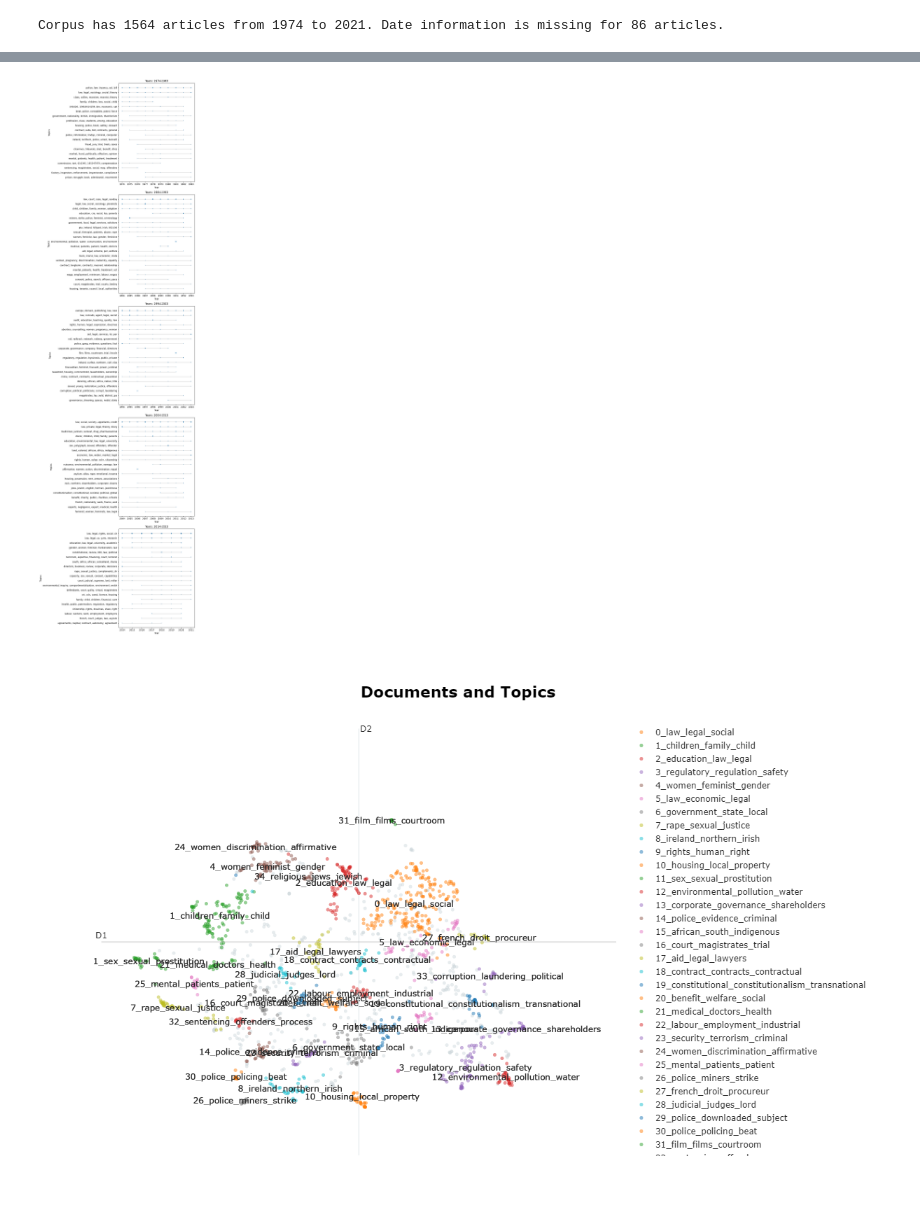
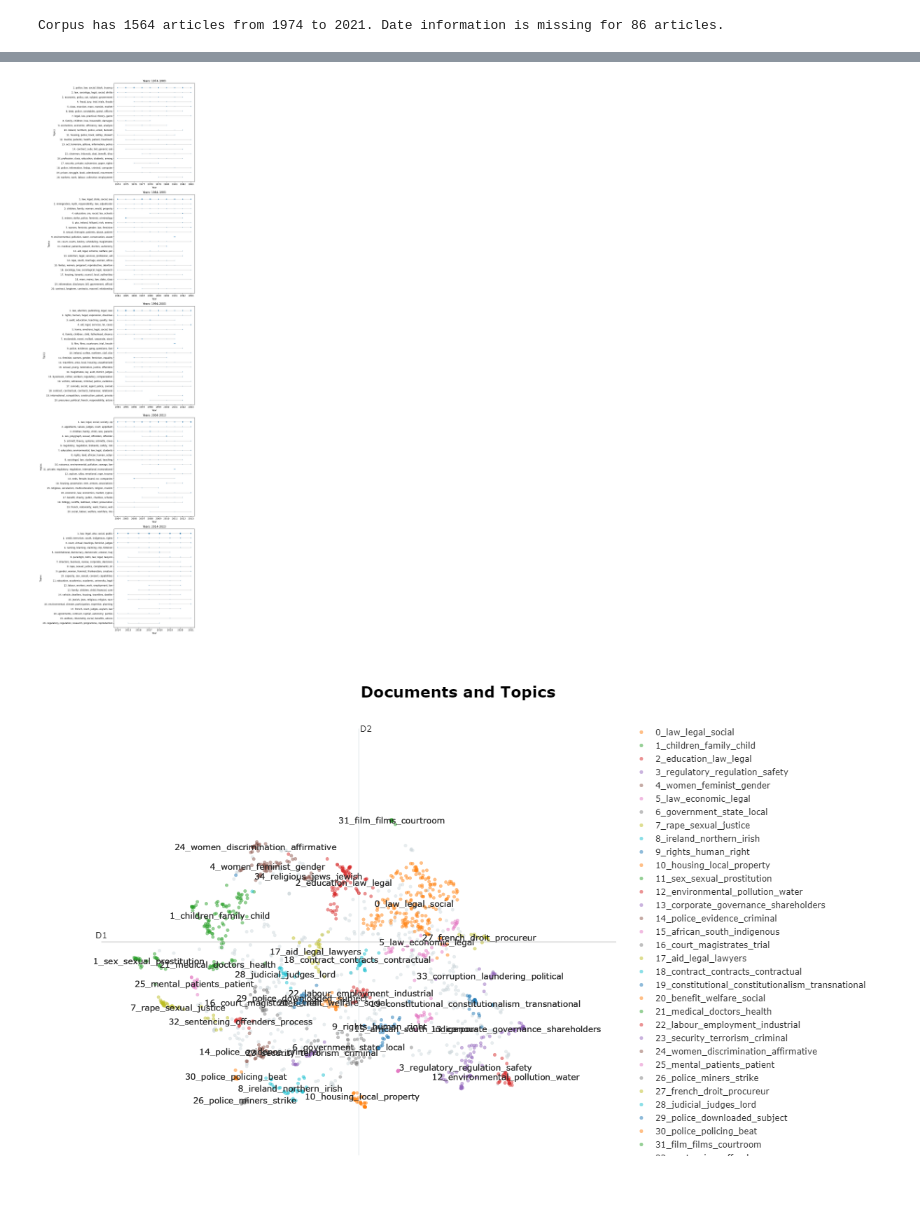
Before and after one commit to cboulanger/jls-bibliometry, a Jupyter notebook: jls-topic-modelling.ipynb, the cells around one changed output, grey strips where cells are left out. Cells and saved outputs as stored; diff of their text form; code cells hidden in the pictures.

Commit message:
Update figures

```diff
--- a/jls-topic-modelling.ipynb
+++ b/jls-topic-modelling.ipynb
@@ -161,6 +165,7 @@ plt.show()
 # %%
 import pandas as pd
 import matplotlib.pyplot as plt
+import os
 
 # Convert 'Timestamp' to datetime
 topics_over_time['Timestamp'] = pd.to_datetime(topics_over_time['Timestamp'])
@@ -188,35 +193,44 @@ for i, (start, end) in enumerate(decades):
     # Select the top 20 topics from the current "decade"
     top_topics_decade = total_freq_decade.head(20).index
 
     # Filter data_decade to include only the top 20 topics
     data_decade = data_decade[data_decade['Topic'].isin(top_topics_decade)]
 
     # Create a mapping of topics numbers to words using the data_decade
     topic_num_to_word = {num: word for num, word in zip(data_decade['Topic'], data_decade['Words'])}
 
     # Create a new continuous range of numbers for y-axis, but in reversed order
     y_values = range(20, 0, -1)
     topic_to_y_value = {topic: y for topic, y in zip(top_topics_decade, y_values)}
 
     # Plot
     axs[i].set_title(f'Years: {start}-{end-1}')
     axs[i].set_xlabel('Year')
     axs[i].set_ylabel('Topics')
     scatter = axs[i].scatter(data_decade['Timestamp'], data_decade['Topic'].map(topic_to_y_value), s=data_decade['Frequency'])
 
     # Rename y ticks to correspond to actual topics
+    y_labels = [f'{rank}. {topic_num_to_word[num]}' for rank, num in zip(range(1, 21), top_topics_decade)]
     axs[i].set_yticks(y_values)
-    axs[i].set_yticklabels([topic_num_to_word[num] for num in top_topics_decade])
+    axs[i].set_yticklabels(y_labels)
 
     # Create lines for each topic
     for t in top_topics_decade:
         data = data_decade[data_decade['Topic'] == t].sort_values('Timestamp')
         axs[i].plot(data['Timestamp'], data['Topic'].map(topic_to_y_value), color='grey', linewidth=0.5)
 
+    # Save the figure
+    #filename = f'docs/jls-topics-{start}-{end-1}.png'
+    #plt.savefig(filename)
+    # Clear the current figure's content
+    #plt.clf()
+
+filename = f'docs/jls-topics-{first_year}-{last_year}.png'
+plt.savefig(filename)
 plt.tight_layout()
 plt.show()
 # %% [output]
-[figure, old version]
+[figure, new version]
 # %%
 # created document topics, this takes a while
 fig_document_topics = model.visualize_documents(articles, hide_document_hover=True)
```
Also changed, not shown: parts of 5 cells of this notebook, 3 other files.
